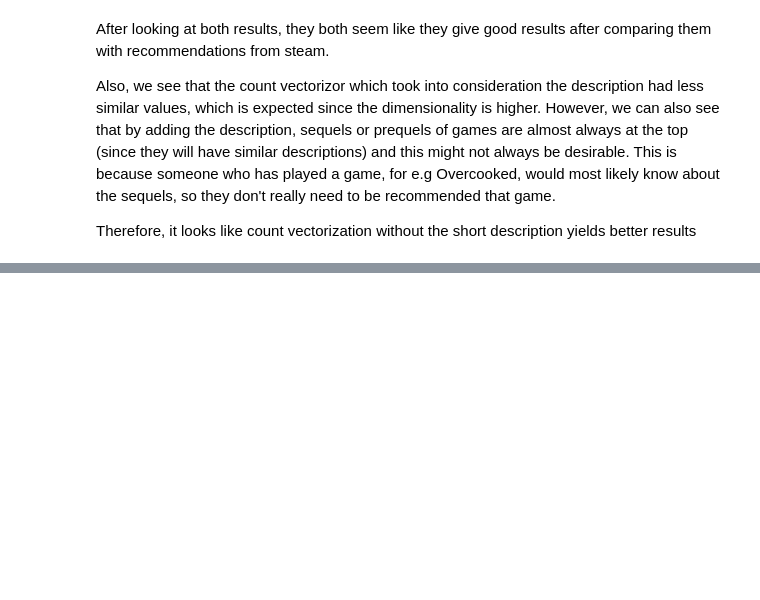
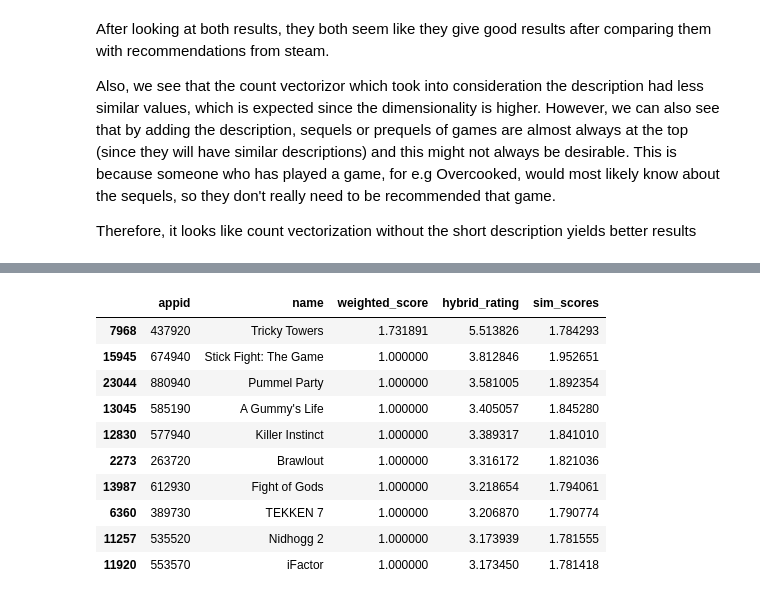
Before and after one commit to darrenchay/game_recommender, a Jupyter notebook: 2_count_vectorization_sol.ipynb, the cells around one changed output, grey strips where cells are left out. Cells and saved outputs as stored; diff of their text form; code cells hidden in the pictures; blank space fills up the shorter version.

```diff
--- a/2_count_vectorization_sol.ipynb
+++ b/2_count_vectorization_sol.ipynb
@@ -295,0 +425,14 @@ Therefore, it looks like count vectorization without the short description yield
+# %%
+get_recommendations_hybrid('Gang Beasts', cosine_sim)
+# %% [output]
+|  | appid | name | weighted_score | hybrid_rating | sim_scores |
+| 7968 | 437920 | Tricky Towers | 1.731891 | 5.513826 | 1.784293 |
+| 15945 | 674940 | Stick Fight: The Game | 1.000000 | 3.812846 | 1.952651 |
+| 23044 | 880940 | Pummel Party | 1.000000 | 3.581005 | 1.892354 |
+| 13045 | 585190 | A Gummy's Life | 1.000000 | 3.405057 | 1.845280 |
+| 12830 | 577940 | Killer Instinct | 1.000000 | 3.389317 | 1.841010 |
+| 2273 | 263720 | Brawlout | 1.000000 | 3.316172 | 1.821036 |
+| 13987 | 612930 | Fight of Gods | 1.000000 | 3.218654 | 1.794061 |
+| 6360 | 389730 | TEKKEN 7 | 1.000000 | 3.206870 | 1.790774 |
+| 11257 | 535520 | Nidhogg 2 | 1.000000 | 3.173939 | 1.781555 |
+| 11920 | 553570 | iFactor | 1.000000 | 3.173450 | 1.781418 |
```
Also changed, not shown: parts of 15 cells of this notebook, 2 other files.
